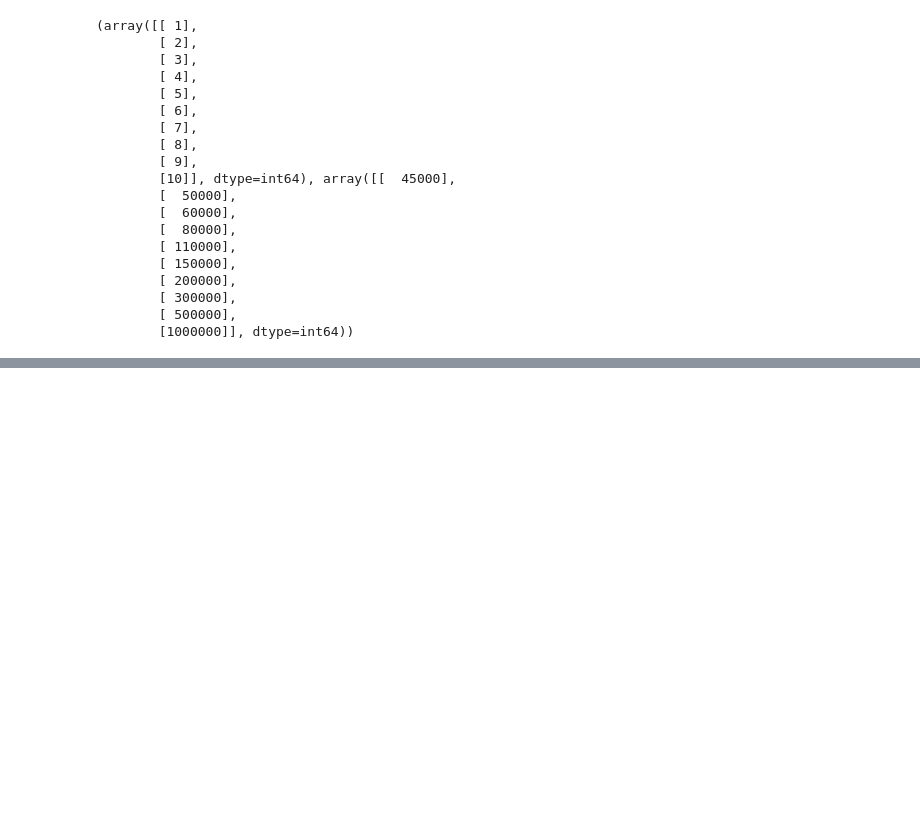
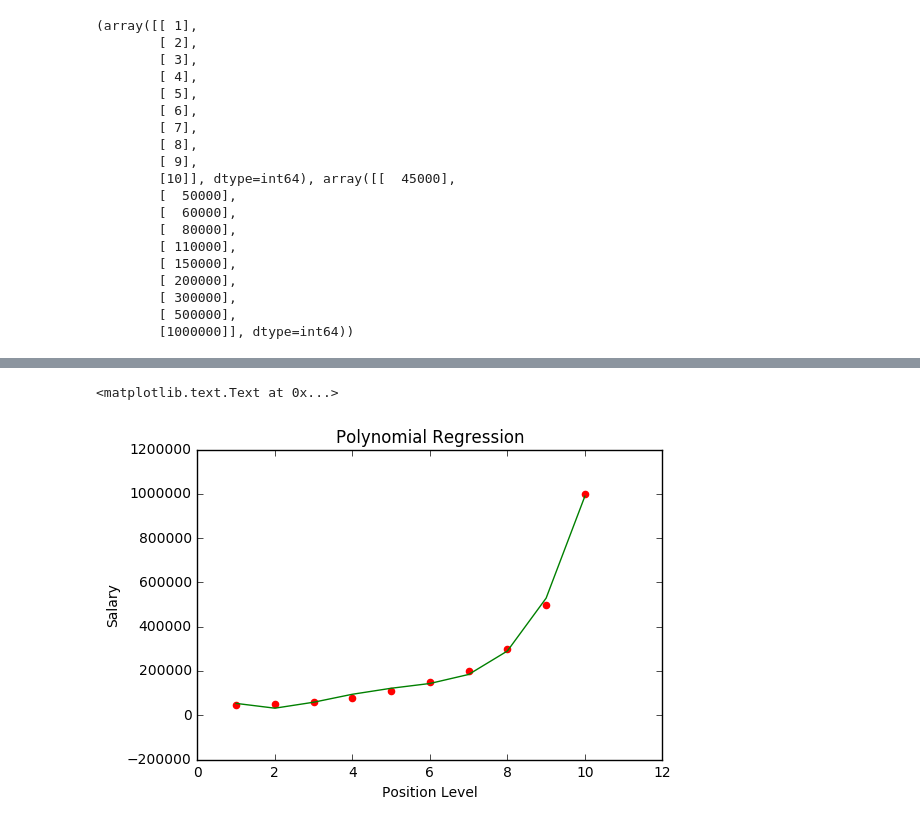
Before and after one commit to jithurjacob/MachineLearning_A-Z, a Jupyter notebook: Part 2 - Regression/Section 6 - Polynomial Regression/mine/Polynomial Regression.ipynb, the cells around one changed output, grey strips where cells are left out. Cells and saved outputs as stored; diff of their text form; code cells hidden in the pictures; blank space fills up the shorter version.

```diff
--- a/Part 2 - Regression/Section 6 - Polynomial Regression/mine/Polynomial Regression.ipynb
+++ b/Part 2 - Regression/Section 6 - Polynomial Regression/mine/Polynomial Regression.ipynb
@@ -145,0 +114,13 @@ data_processed
+# %%
+
+plt.scatter(X,y,color='red')
+poly_reg = PolynomialFeatures(degree=3)
+X_poly = poly_reg.fit_transform(X)
+poly_reg.fit(X,y)
+plt.plot(X,LinearRegression().fit(X_temp,y).predict(X_temp),color='green')
+plt.title("Polynomial Regression")
+plt.xlabel("Position Level")
+plt.ylabel("Salary")
+# %% [output]
+<matplotlib.text.Text at 0x...>
+[figure, added]
```
Also changed, not shown: parts of 26 cells of this notebook.
